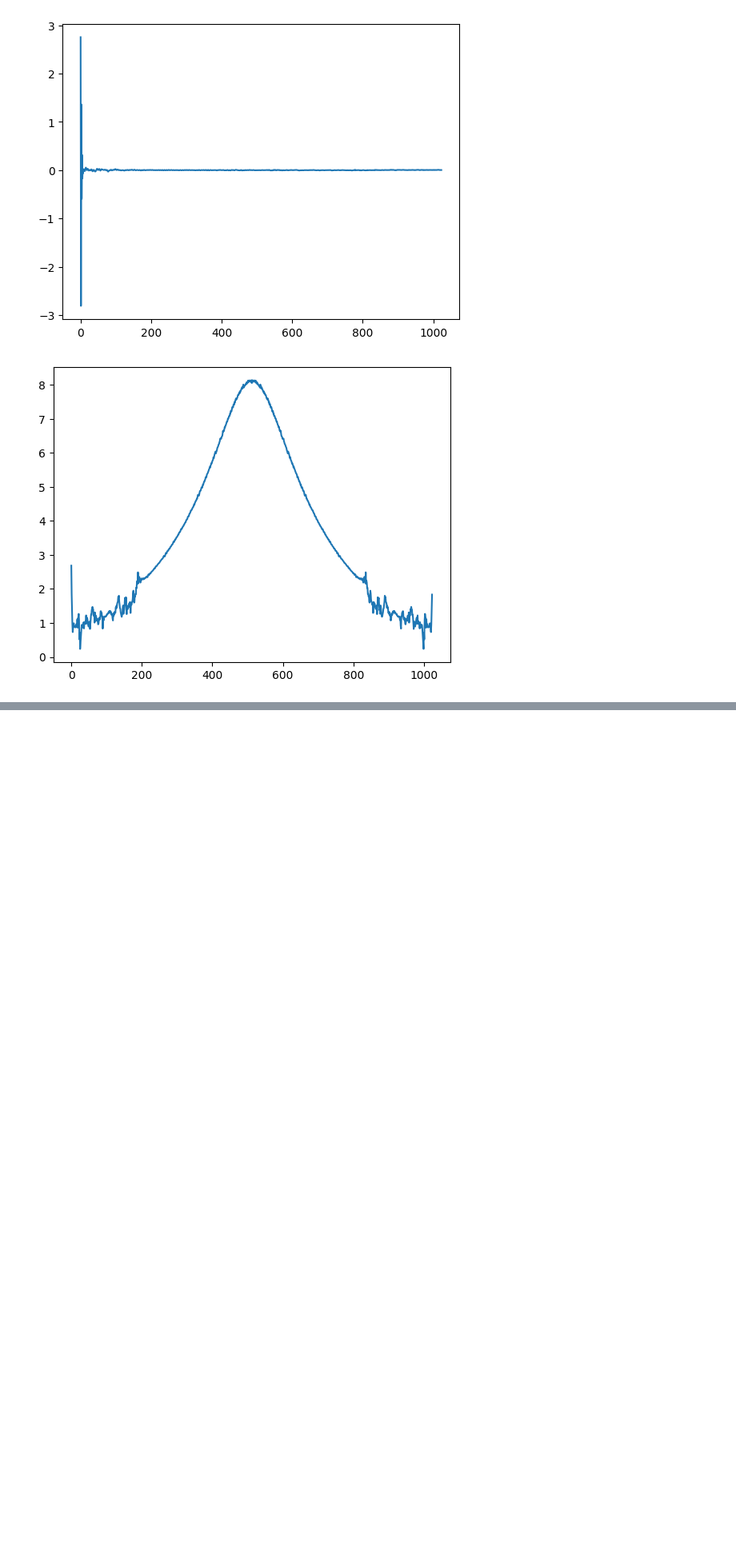
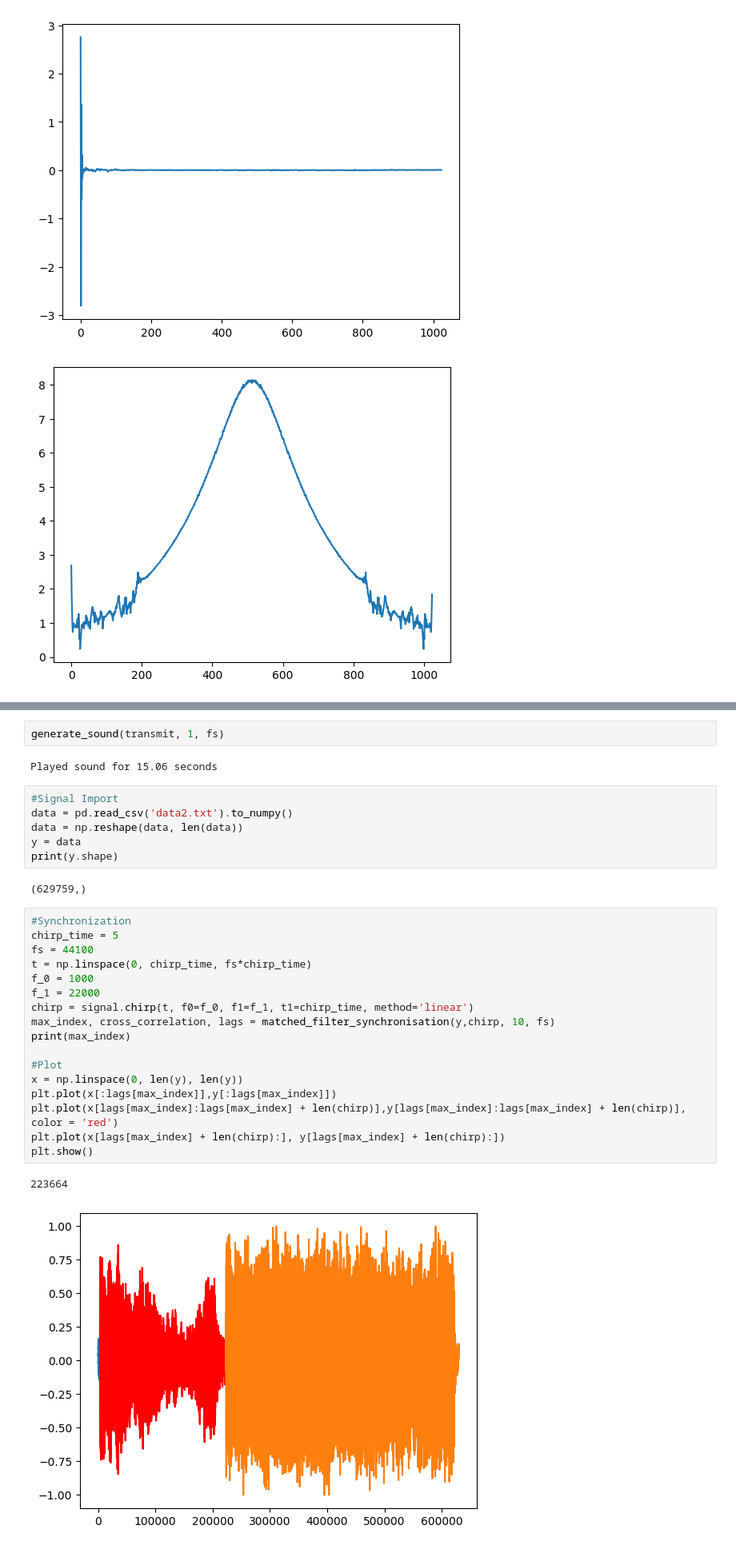
Before and after one commit to kmcm0707/GF3, a Jupyter notebook: full_decoder.ipynb, the cells around one changed output, grey strips where cells are left out. Shown at 80% size. Drawn from its saved outputs; the diff is of its cells as text; blank space fills up the shorter version.

```diff
--- a/full_decoder.ipynb
+++ b/full_decoder.ipynb
@@ -350,0 +450,32 @@ plt.show()
+# %%
+generate_sound(transmit, 1, fs)
+# %% [output]
+Played sound for 15.06 seconds
+# %%
+#Signal Import
+data = pd.read_csv('data2.txt').to_numpy()
+data = np.reshape(data, len(data))
+y = data
+print(y.shape)
+# %% [output]
+(629759,)
+# %%
+#Synchronization
+chirp_time = 5
+fs = 44100
+t = np.linspace(0, chirp_time, fs*chirp_time)
+f_0 = 1000
+f_1 = 22000
+chirp = signal.chirp(t, f0=f_0, f1=f_1, t1=chirp_time, method='linear')
+max_index, cross_correlation, lags = matched_filter_synchronisation(y,chirp, 10, fs)
+print(max_index)
+
+#Plot
+x = np.linspace(0, len(y), len(y))
+plt.plot(x[:lags[max_index]],y[:lags[max_index]])
+plt.plot(x[lags[max_index]:lags[max_index] + len(chirp)],y[lags[max_index]:lags[max_index] + len(chirp)], color = 'red')
+plt.plot(x[lags[max_index] + len(chirp):], y[lags[max_index] + len(chirp):])
+plt.show()
+# %% [output]
+223664
+[figure, added]
```
Also changed, not shown: parts of 7 cells of this notebook.
